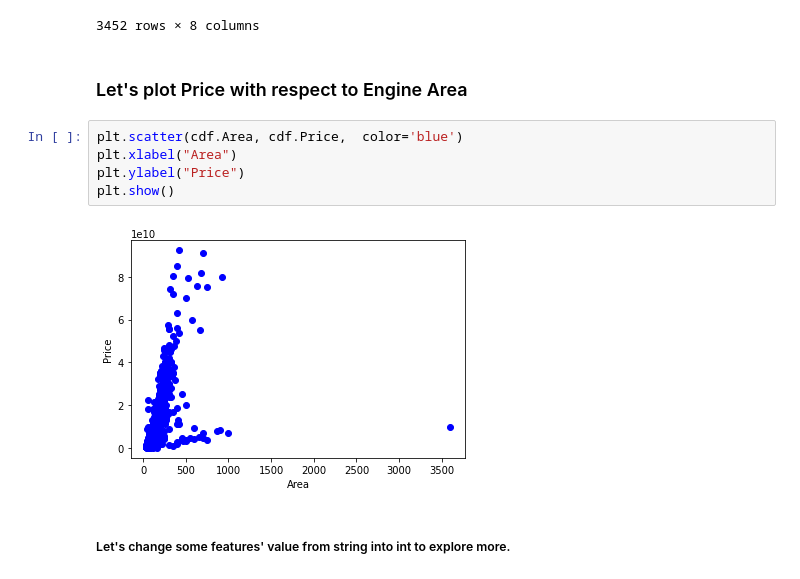
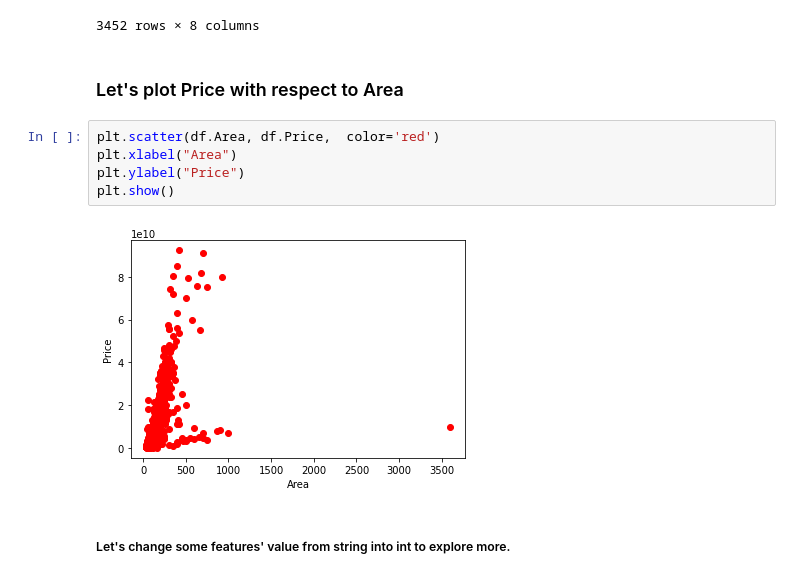
Before and after one commit to MehranSeyfi16/House-Price-Forecast, a Jupyter notebook: Regression Project.ipynb, the cells around one changed output. Drawn from its saved outputs; the diff is of its cells as text.

```diff
--- a/Regression Project.ipynb
+++ b/Regression Project.ipynb
@@ -71,15 +71,15 @@ df
 | 3477 | 105.0 | 2 | True | True | True | Dorous | 5.600000e+09 | 186666.67 |
 | 3478 | 82.0 | 2 | False | True | True | Parand | 3.600000e+08 | 12000.00 |
 3452 rows × 8 columns
-# %% [markdown]
-### Let's plot Price with respect to Engine Area
-# %%
-plt.scatter(cdf.Area, cdf.Price,  color='blue')
-plt.xlabel("Area")
-plt.ylabel("Price")
-plt.show()
-# %% [output]
-[figure, removed]
+# %% [markdown]
+### Let's plot Price with respect to Area
+# %%
+plt.scatter(df.Area, df.Price,  color='red')
+plt.xlabel("Area")
+plt.ylabel("Price")
+plt.show()
+# %% [output]
+[figure, added]
 # %% [markdown]
 ##### Let's change some features' value from string into int to explore more.
 # %%
```
Also changed, not shown: parts of 3 cells of this notebook.
